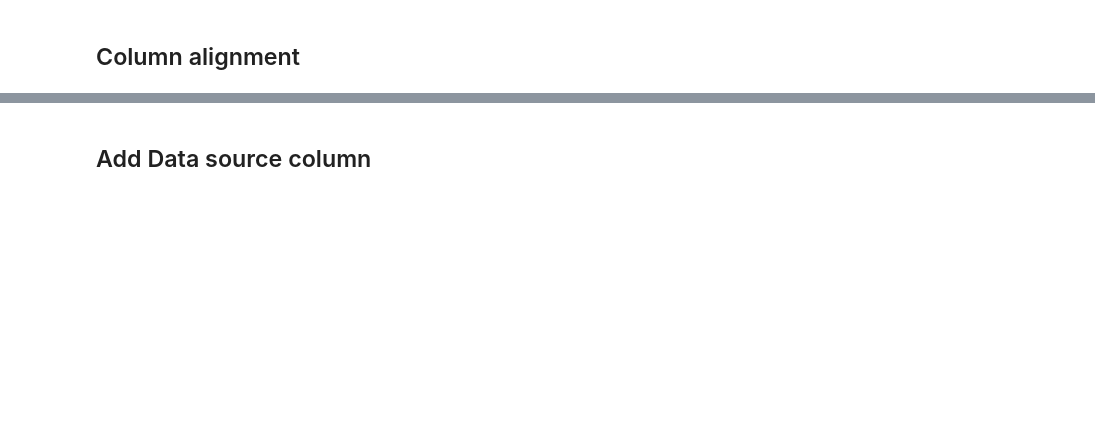
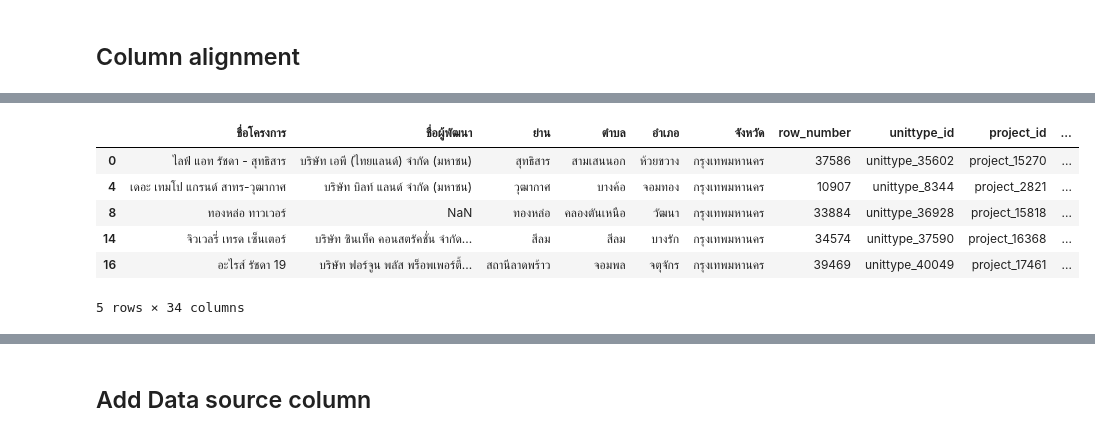
Before and after one commit to 1witsarut/BSC_DPDM2025, a Jupyter notebook: Ch3_Data_preprocessing.ipynb, the cells around one changed output, grey strips where cells are left out. Saved outputs shown, nothing was run; the diff lists cells and outputs as text; code cells hidden in the pictures; blank space fills up the shorter version.

```diff
--- a/Ch3_Data_preprocessing.ipynb
+++ b/Ch3_Data_preprocessing.ipynb
@@ -507,0 +635,22 @@ unit_df.head()
+# %%
+columns_titles = [ 'ชื่อโครงการ', 'ชื่อผู้พัฒนา', 'ย่าน', 'ตำบล', 'อำเภอ', 'จังหวัด','row_number', 'unittype_id', 'project_id', 'name_th', 'propertytype_id',
+       'propertytype_name_en', 'propertytype_name_th', 'area_total_min_wa',
+       'area_usable_min', 'price_min', 'count_airconditioner',
+       'count_elevator', 'count_floor_internal', 'count_parking',
+       'count_room_bath', 'count_room_bed', 'count_room_dinning',
+       'count_room_guest', 'count_room_kitchen', 'count_room_living',
+       'count_room_maid', 'count_room_storage', 'count_room_utility',
+       'date_created', 'date_updated', 'source', 'url_unittype', 'day',
+
+      ]
+condo_swap =  condo.reindex(columns=columns_titles)
+# %%
+condo_swap.head()
+# %% [output]
+|  | ชื่อโครงการ | ชื่อผู้พัฒนา | ย่าน | ตำบล | อำเภอ | จังหวัด | row_number | unittype_id | project_id | ... |
+| 0 | ไลฟ์ แอท รัชดา - สุทธิสาร | บริษัท เอพี (ไทยแลนด์) จำกัด (มหาชน) | สุทธิสาร | สามเสนนอก | ห้วยขวาง | กรุงเทพมหานคร | 37586 | unittype_35602 | project_15270 | ... |
+| 4 | เดอะ เทมโป แกรนด์ สาทร-วุฒากาศ | บริษัท บิลท์ แลนด์ จำกัด (มหาชน) | วุฒากาศ | บางค้อ | จอมทอง | กรุงเทพมหานคร | 10907 | unittype_8344 | project_2821 | ... |
+| 8 | ทองหล่อ ทาวเวอร์ | NaN | ทองหล่อ | คลองตันเหนือ | วัฒนา | กรุงเทพมหานคร | 33884 | unittype_36928 | project_15818 | ... |
+| 14 | จิวเวลรี่ เทรด เซ็นเตอร์ | บริษัท ซินเท็ค คอนสตรัคชั่น จำกัด... | สีลม | สีลม | บางรัก | กรุงเทพมหานคร | 34574 | unittype_37590 | project_16368 | ... |
+| 16 | อะไรส์ รัชดา 19 | บริษัท ฟอร์จูน พลัส พร็อพเพอร์ตี้... | สถานีลาดพร้าว | จอมพล | จตุจักร | กรุงเทพมหานคร | 39469 | unittype_40049 | project_17461 | ... |
+5 rows × 34 columns
```
Also changed, not shown: parts of 35 cells of this notebook.
